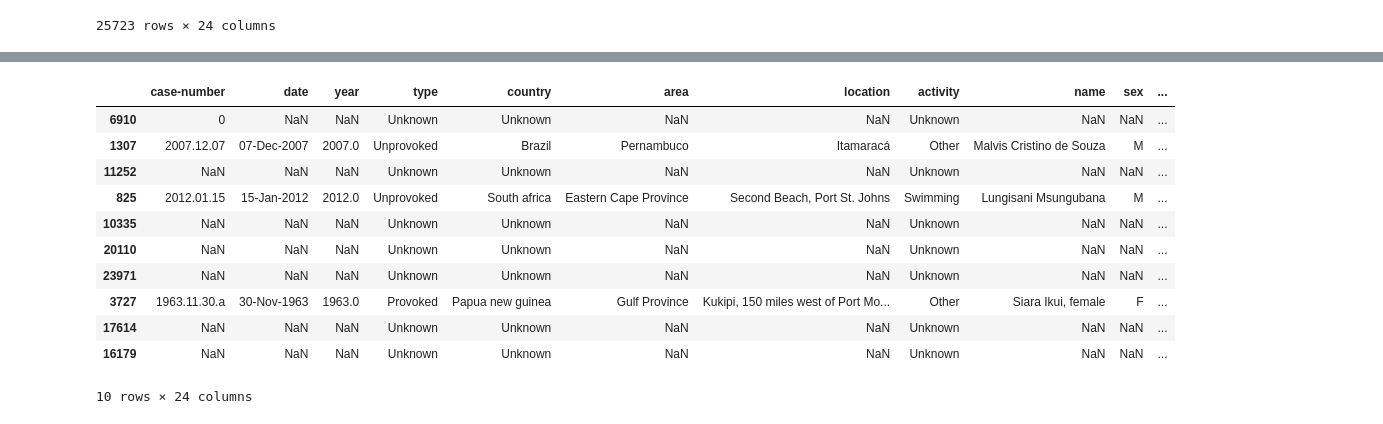
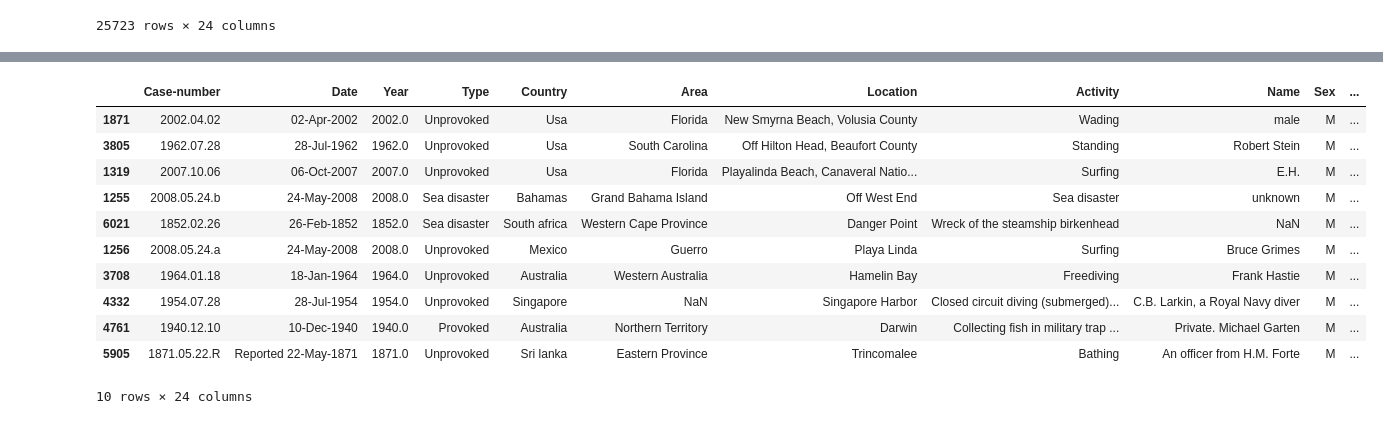
Before and after one commit to danidimarti/project1-csv_analysis, a Jupyter notebook: cleaning.ipynb, the cells around one changed output, grey strips where cells are left out. Cells and saved outputs as stored; diff of their text form; code cells hidden in the pictures.

```diff
--- a/cleaning.ipynb
+++ b/cleaning.ipynb
@@ -106,4 +107,4 @@ Name: activity, Length: 1532, dtype: object
 # %%
 #df['activity'].apply(lambda x: "Other" if x < 10 else x)
-d = df.activity.value_counts().to_dict()
-df['activity'] = df['activity'].map(lambda x : x  if d[x] > 10 else 'Other')
+#d = df.activity.value_counts().to_dict()
+#df['activity'] = df['activity'].map(lambda x : x  if d[x] > 10 else 'Other')
@@ -142,31 +125,28 @@ Name: type, dtype: int64
 # %%
 #consistent capitalization
-df['activity'] = df['activity'].str.capitalize()
-df['type'] = df['type'].str.capitalize()
-df['country'] = df['country'].str.capitalize()
-df['species'] = df['species'].str.capitalize()
+df['Activity'] = df['Activity'].str.capitalize()
+df['Type'] = df['Type'].str.capitalize()
+df['Country'] = df['Country'].str.capitalize()
+df['Species'] = df['Species'].str.capitalize()
 # %%
 #fill NaN values from columns
-df['species'].fillna('Unknown', inplace=True)
-df['country'].fillna('Unknown', inplace=True)
-df['type'].fillna('Unknown', inplace=True)
+#df['species'].fillna('Unknown', inplace=True)
+#df['country'].fillna('Unknown', inplace=True)
+#df['type'].fillna('Unknown', inplace=True)
-# %%
-def check_date:
-    try:
-    pd.to_datetime(df['date'], format='%d-%b-%Y', errors='raise')
-    # do something
-except ValueError:
-    pass
-# %% [output]
-|  | case-number | date | year | type | country | area | location | activity | name | sex | ... |
-| 6910 | 0 | NaN | NaN | Unknown | Unknown | NaN | NaN | Unknown | NaN | NaN | ... |
-| 1307 | 2007.12.07 | 07-Dec-2007 | 2007.0 | Unprovoked | Brazil | Pernambuco | Itamaracá | Other | Malvis Cristino de Souza | M | ... |
-| 11252 | NaN | NaN | NaN | Unknown | Unknown | NaN | NaN | Unknown | NaN | NaN | ... |
-| 825 | 2012.01.15 | 15-Jan-2012 | 2012.0 | Unprovoked | South africa | Eastern Cape Province | Second Beach, Port St. Johns | Swimming | Lungisani Msungubana | M | ... |
-| 10335 | NaN | NaN | NaN | Unknown | Unknown | NaN | NaN | Unknown | NaN | NaN | ... |
-| 20110 | NaN | NaN | NaN | Unknown | Unknown | NaN | NaN | Unknown | NaN | NaN | ... |
-| 23971 | NaN | NaN | NaN | Unknown | Unknown | NaN | NaN | Unknown | NaN | NaN | ... |
-| 3727 | 1963.11.30.a | 30-Nov-1963 | 1963.0 | Provoked | Papua new guinea | Gulf Province | Kukipi, 150 miles west of Port Mo... | Other | Siara Ikui, female | F | ... |
-| 17614 | NaN | NaN | NaN | Unknown | Unknown | NaN | NaN | Unknown | NaN | NaN | ... |
-| 16179 | NaN | NaN | NaN | Unknown | Unknown | NaN | NaN | Unknown | NaN | NaN | ... |
-10 rows × 24 columns
+# %%
+df.dropna(subset=["Year"], inplace=True)
+# %%
+df.sample(10)
+# %% [output]
+|  | Case-number | Date | Year | Type | Country | Area | Location | Activity | Name | Sex | ... |
+| 1871 | 2002.04.02 | 02-Apr-2002 | 2002.0 | Unprovoked | Usa | Florida | New Smyrna Beach, Volusia County | Wading | male | M | ... |
+| 3805 | 1962.07.28 | 28-Jul-1962 | 1962.0 | Unprovoked | Usa | South Carolina | Off Hilton Head, Beaufort County | Standing | Robert Stein | M | ... |
+| 1319 | 2007.10.06 | 06-Oct-2007 | 2007.0 | Unprovoked | Usa | Florida | Playalinda Beach, Canaveral Natio... | Surfing | E.H. | M | ... |
+| 1255 | 2008.05.24.b | 24-May-2008 | 2008.0 | Sea disaster | Bahamas | Grand Bahama Island | Off West End | Sea disaster | unknown | M | ... |
+| 6021 | 1852.02.26 | 26-Feb-1852 | 1852.0 | Sea disaster | South africa | Western Cape Province | Danger Point | Wreck of the steamship birkenhead | NaN | M | ... |
+| 1256 | 2008.05.24.a | 24-May-2008 | 2008.0 | Unprovoked | Mexico | Guerro | Playa Linda | Surfing | Bruce Grimes | M | ... |
+| 3708 | 1964.01.18 | 18-Jan-1964 | 1964.0 | Unprovoked | Australia | Western Australia | Hamelin Bay | Freediving | Frank Hastie | M | ... |
+| 4332 | 1954.07.28 | 28-Jul-1954 | 1954.0 | Unprovoked | Singapore | NaN | Singapore Harbor | Closed circuit diving (submerged)... | C.B. Larkin, a Royal Navy diver | M | ... |
+| 4761 | 1940.12.10 | 10-Dec-1940 | 1940.0 | Provoked | Australia | Northern Territory | Darwin | Collecting fish in military trap ... | Private. Michael Garten | M | ... |
+| 5905 | 1871.05.22.R | Reported 22-May-1871 | 1871.0 | Unprovoked | Sri lanka | Eastern Province | Trincomalee | Bathing | An officer from H.M. Forte | M | ... |
+10 rows × 24 columns
```
Also changed, not shown: parts of 26 cells of this notebook, 2 other files.
